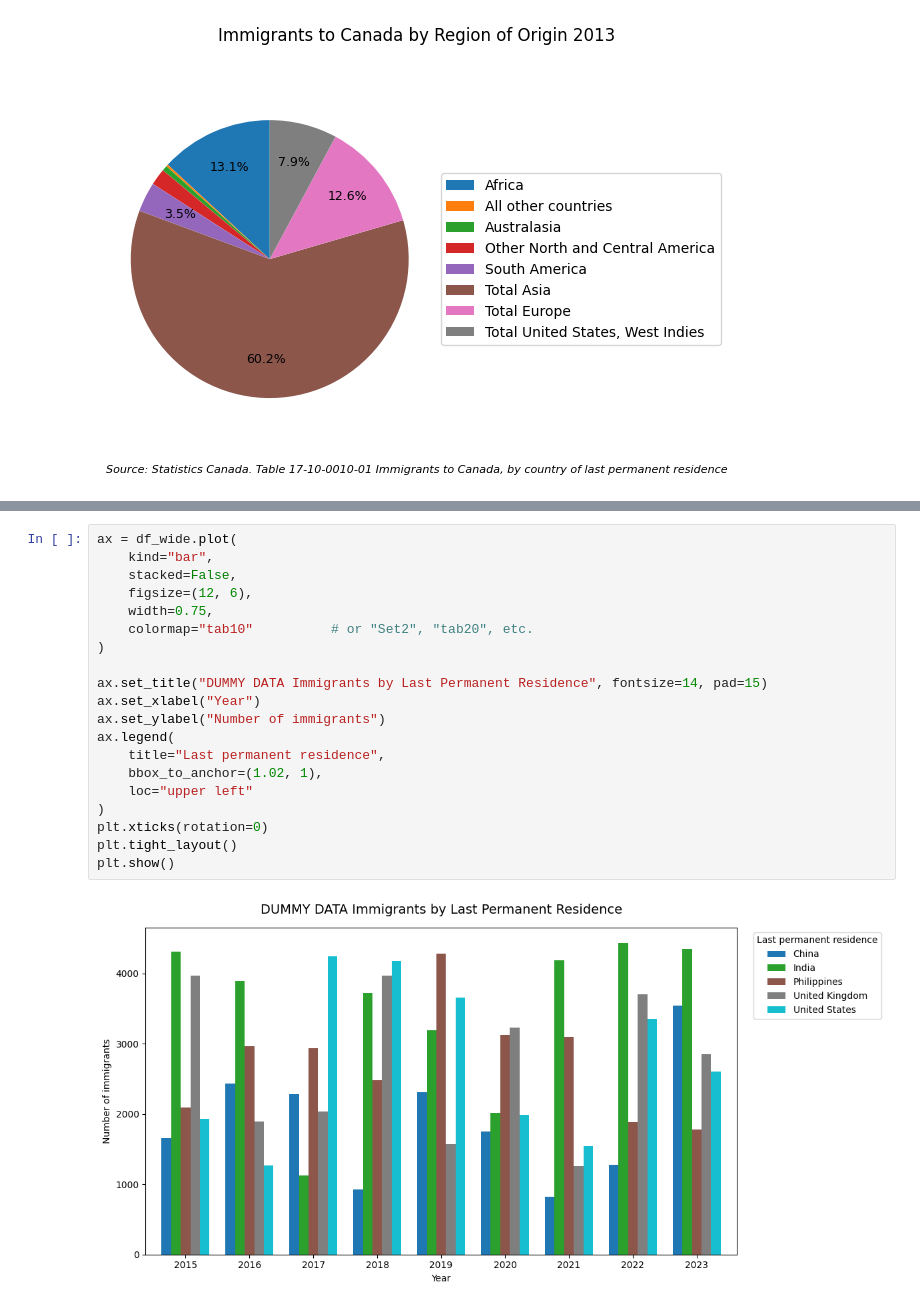
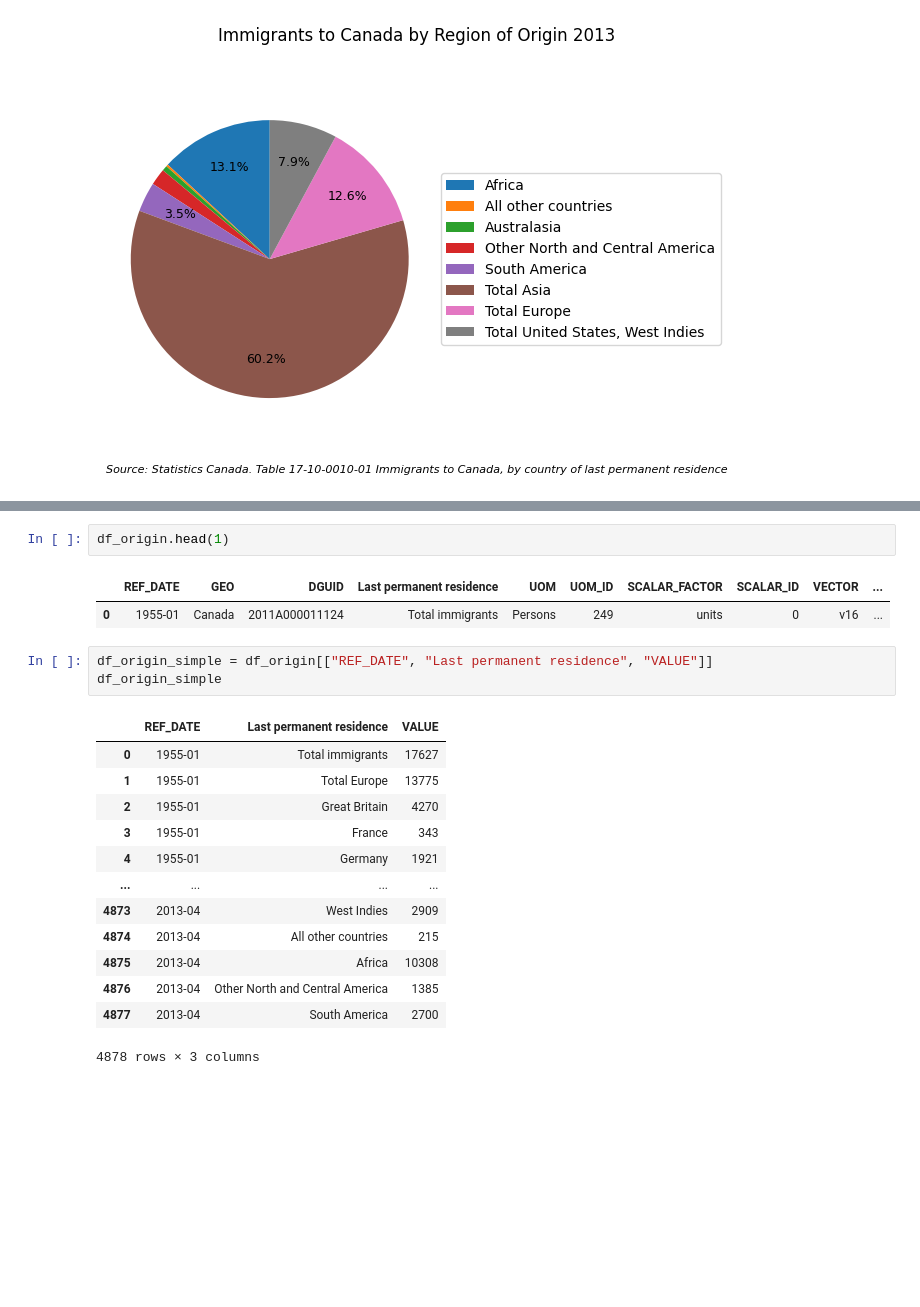
Before and after one commit to yrmo/gcinfo, a Jupyter notebook: immigrants-country-of-origin-1955-2013.ipynb, the cells around one changed output, grey strips where cells are left out. Saved outputs shown, nothing was run; the diff lists cells and outputs as text; blank space fills up the shorter version.

```diff
--- a/immigrants-country-of-origin-1955-2013.ipynb
+++ b/immigrants-country-of-origin-1955-2013.ipynb
@@ -301,22 +239,22 @@ YEAR
-# %%
-ax = df_wide.plot(
-    kind="bar",
-    stacked=False,
-    figsize=(12, 6),
-    width=0.75,
-    colormap="tab10"          # or "Set2", "tab20", etc.
-)
-
-ax.set_title("DUMMY DATA Immigrants by Last Permanent Residence", fontsize=14, pad=15)
-ax.set_xlabel("Year")
-ax.set_ylabel("Number of immigrants")
-ax.legend(
-    title="Last permanent residence",
-    bbox_to_anchor=(1.02, 1),
-    loc="upper left"
-)
-plt.xticks(rotation=0)
-plt.tight_layout()
-plt.show()
-# %% [output]
-[figure, removed]
+# %%
+df_origin.head(1)
+# %% [output]
+|  | REF_DATE | GEO | DGUID | Last permanent residence | UOM | UOM_ID | SCALAR_FACTOR | SCALAR_ID | VECTOR | ... |
+| 0 | 1955-01 | Canada | 2011A000011124 | Total immigrants | Persons | 249 | units | 0 | v16 | ... |
+# %%
+df_origin_simple = df_origin[["REF_DATE", "Last permanent residence", "VALUE"]]
+df_origin_simple
+# %% [output]
+|  | REF_DATE | Last permanent residence | VALUE |
+| 0 | 1955-01 | Total immigrants | 17627 |
+| 1 | 1955-01 | Total Europe | 13775 |
+| 2 | 1955-01 | Great Britain | 4270 |
+| 3 | 1955-01 | France | 343 |
+| 4 | 1955-01 | Germany | 1921 |
+| ... | ... | ... | ... |
+| 4873 | 2013-04 | West Indies | 2909 |
+| 4874 | 2013-04 | All other countries | 215 |
+| 4875 | 2013-04 | Africa | 10308 |
+| 4876 | 2013-04 | Other North and Central America | 1385 |
+| 4877 | 2013-04 | South America | 2700 |
+4878 rows × 3 columns
```
Also changed, not shown: parts of 7 cells of this notebook.
